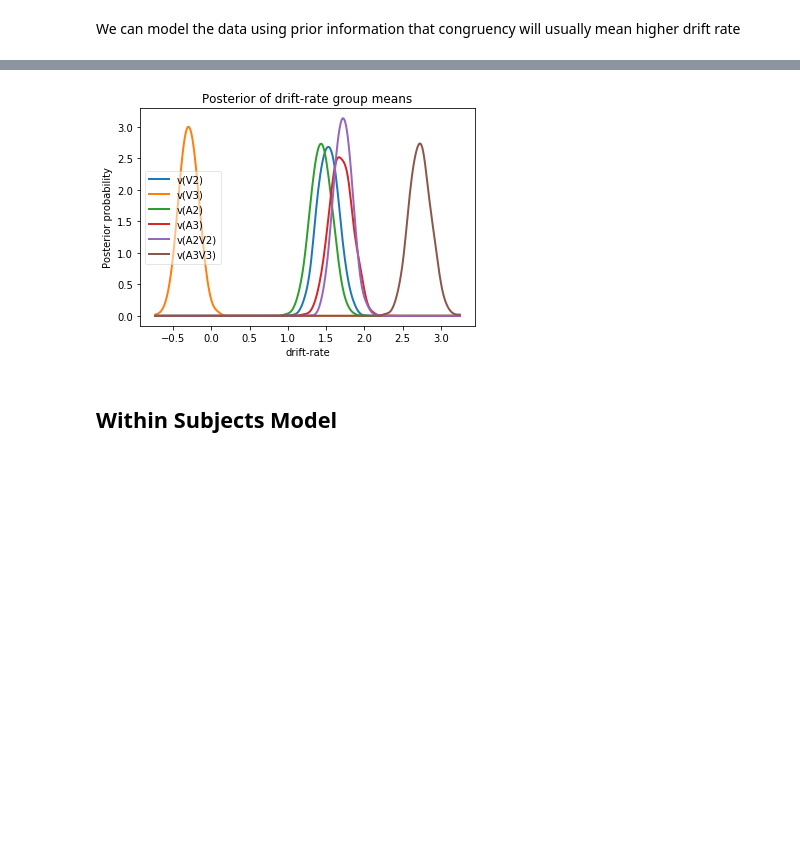
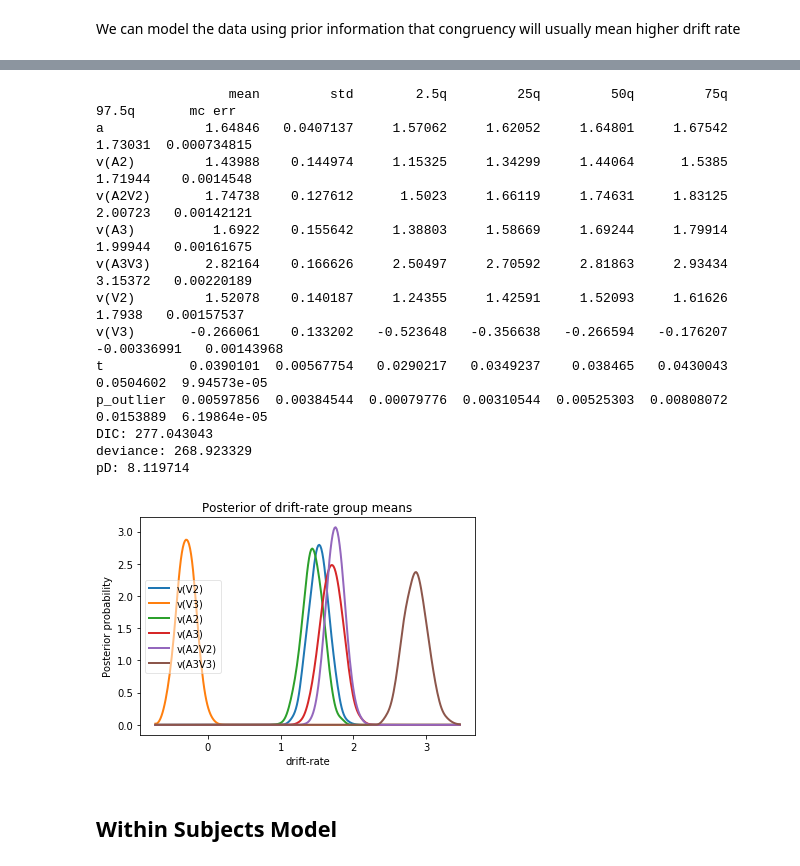
Before and after one commit to chauedwin/NumerosityHDDM, a Jupyter notebook: NewExperiment.ipynb, the cells around one changed output, grey strips where cells are left out. Cells and saved outputs as stored; diff of their text form; code cells hidden in the pictures; blank space fills up the shorter version.

Commit message:
hddm models

```diff
--- a/NewExperiment.ipynb
+++ b/NewExperiment.ipynb
@@ -233,11 +233,11 @@ choices = ['A2', 'A3', 'V2', 'V3', 'A2V2', 'A3V3']
 alldata['stimName'] = np.select(conditions, choices)
 #alldata
 # %%
-alldata = hddm.utils.flip_errors(alldata)
+flipalldata = hddm.utils.flip_errors(alldata)
 
 fig = plt.figure()
 ax = fig.add_subplot(111, xlabel='RT', ylabel='count', title='RT distributions')
-for i, subj_data in alldata.groupby('Subj_id'):
+for i, subj_data in flipalldata.groupby('Subj_id'):
     subj_data.rt.hist(bins=20, histtype='step', ax=ax)
 # %% [output]
 [figure]
@@ -274,7 +274,7 @@ model.plot_posterior_predictive(figsize=(14, 10))
 # %% [markdown]
 We can model the data using prior information that congruency will usually mean higher drift rate
 # %%
-m_stim = hddm.HDDM(alldata, depends_on={'v': 'stimName'})
+m_stim = hddm.HDDM(flipalldata, depends_on={'v': 'stimName'}, include=['a', 'v', 't', 'p_outlier'])
 m_stim.find_starting_values()
 m_stim.sample(10000, burn=1000)
 # %% [output]
@@ -285,12 +349,25 @@ m_stim.sample(10000, burn=1000)
 # %%
 v_V2, v_V3, v_A2, v_A3, v_A2V2, v_A3V3 = m_stim.nodes_db.node[['v(V2)', 'v(V3)', 'v(A2)', 'v(A3)', 'v(A2V2)', 'v(A3V3)']]
 hddm.analyze.plot_posterior_nodes([v_V2, v_V3, v_A2, v_A3, v_A2V2, v_A3V3])
 plt.xlabel('drift-rate')
 plt.ylabel('Posterior probability')
 plt.title('Posterior of drift-rate group means')
-plt.savefig('hddm_demo_fig_06.pdf')
+m_stim.print_stats()
 # %% [output]
+                 mean         std        2.5q         25q         50q         75q       97.5q       mc err
+a             1.64846   0.0407137     1.57062     1.62052     1.64801     1.67542     1.73031  0.000734815
+v(A2)         1.43988    0.144974     1.15325     1.34299     1.44064      1.5385     1.71944    0.0014548
+v(A2V2)       1.74738    0.127612      1.5023     1.66119     1.74631     1.83125     2.00723   0.00142121
+v(A3)          1.6922    0.155642     1.38803     1.58669     1.69244     1.79914     1.99944   0.00161675
+v(A3V3)       2.82164    0.166626     2.50497     2.70592     2.81863     2.93434     3.15372   0.00220189
+v(V2)         1.52078    0.140187     1.24355     1.42591     1.52093     1.61626      1.7938   0.00157537
+v(V3)       -0.266061    0.133202   -0.523648   -0.356638   -0.266594   -0.176207 -0.00336991   0.00143968
+t           0.0390101  0.00567754   0.0290217   0.0349237    0.038465   0.0430043   0.0504602  9.94573e-05
+p_outlier  0.00597856  0.00384544  0.00079776  0.00310544  0.00525303  0.00808072   0.0153889  6.19864e-05
+DIC: 277.043043
+deviance: 268.923329
+pD: 8.119714
-[figure, old version]
+[figure, new version]
 # %% [markdown]
 ## Within Subjects Model
 # %%
```
Also changed, not shown: parts of 10 cells of this notebook.
